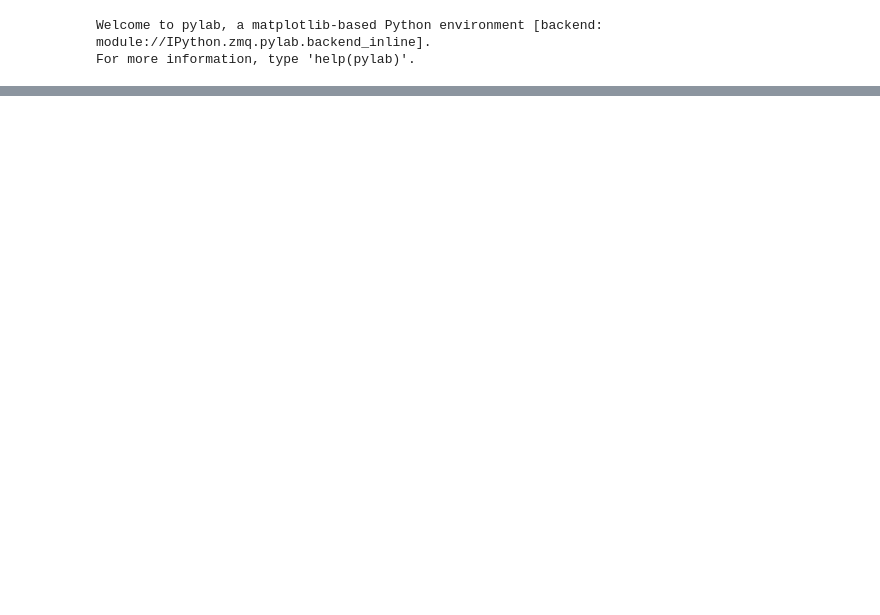
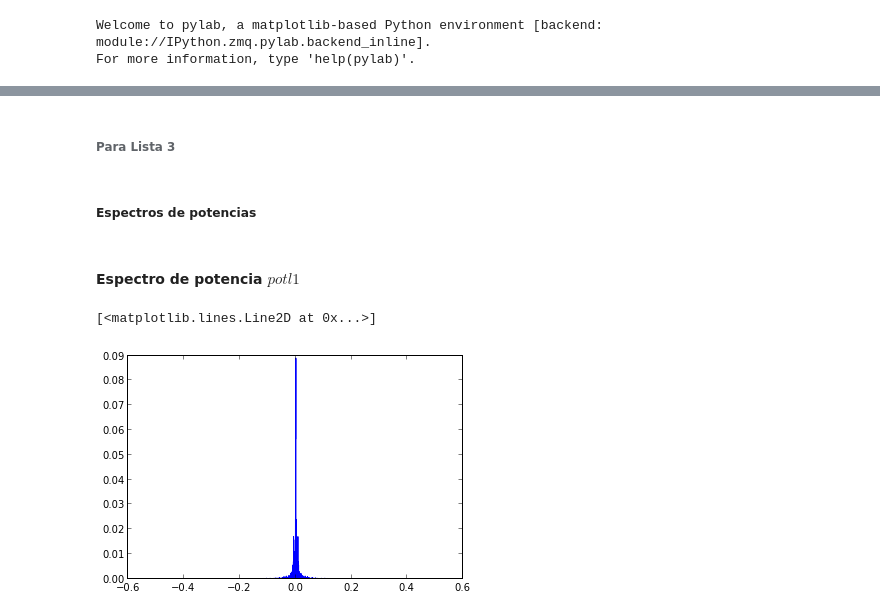
Before and after one commit to daniel-lozano/tarea5, a Jupyter notebook: ManchasT5B.ipynb, the cells around one changed output, grey strips where cells are left out. Saved outputs shown, nothing was run; the diff lists cells and outputs as text; code cells hidden in the pictures; blank space fills up the shorter version.

```diff
--- a/ManchasT5B.ipynb
+++ b/ManchasT5B.ipynb
@@ -73,0 +169,7 @@ Finalmente, Hacer una estimacion del periodo del ciclo solar
+# %%
+#numero de puntos en el intervalo: RangoTot
+#nombre de listas: InterList1 , InterList2 , InterList3
+fft_l1 = fft(InterList1)
+fft_l1 /= RangoTot
+
+fft_l1_shift= np.fft.fftshift(fft_l1)
@@ -73,0 +178,34 @@ Finalmente, Hacer una estimacion del periodo del ciclo solar
+# %%
+fft_l2 = fft(InterList2)
+fft_l2 /= RangoTot
+
+fft_l2_shift= np.fft.fftshift(fft_l2)
+# %% [markdown]
+###### Para Lista 3
+# %%
+fft_l3 = fft(InterList3)
+fft_l3 /= RangoTot
+
+fft_l3_shift= np.fft.fftshift(fft_l3)
+# %% [markdown]
+##### Espectros de potencias
+# %%
+pot_l1=empty(0)
+pot_l2=empty(0)
+pot_l3=empty(0)
+
+for a in range(RangoTot+1):
+    pot_l1=np.append(pot_l1,np.abs(fft_l1[a])**2)
+    pot_l2=np.append(pot_l2,np.abs(fft_l2[a])**2)
+    pot_l3=np.append(pot_l3,np.abs(fft_l3[a])**2)
+
+pot_l1/=RangoTot
+pot_l2/=RangoTot
+pot_l3/=RangoTot
+# %% [markdown]
+#### Espectro de potencia $pot l1$
+# %%
+plot(freq,pot_l1)
+# %% [output]
+[<matplotlib.lines.Line2D at 0x...>]
+[figure, added]
```
Also changed, not shown: parts of 77 cells of this notebook.
